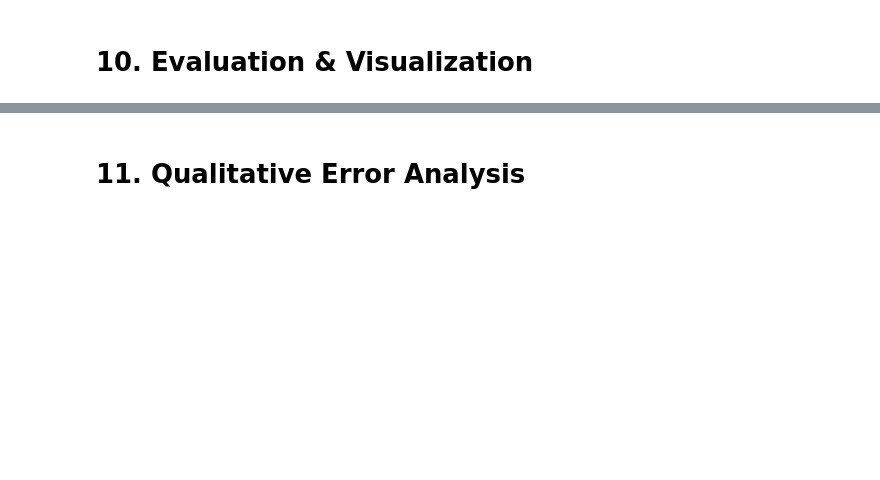
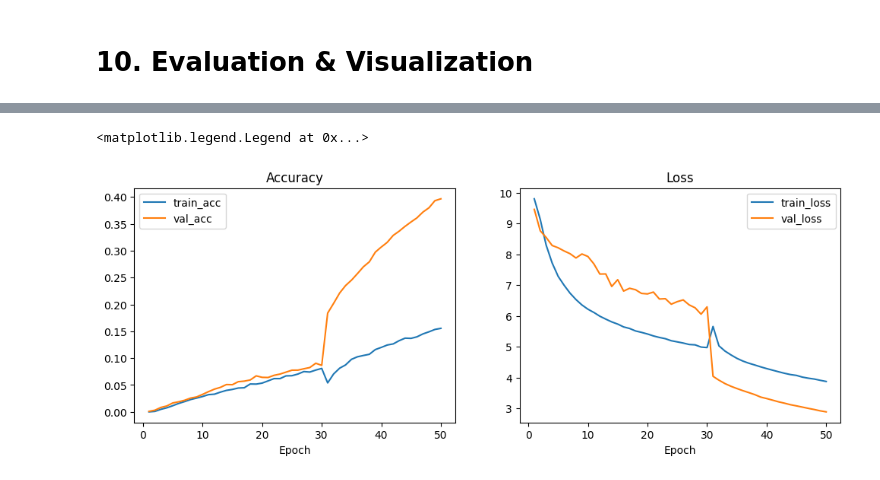
Before and after one commit to cs-amy/project-codebase, a Jupyter notebook: notebooks/Word_classifier.ipynb, the cells around one changed output, grey strips where cells are left out. Cells and saved outputs as stored; diff of their text form; code cells hidden in the pictures; blank space fills up the shorter version.

Commit message:
Run accuracy tests

```diff
--- a/notebooks/Word_classifier.ipynb
+++ b/notebooks/Word_classifier.ipynb
@@ -290,6 +292,6 @@ show_examples(test_ds, "Test")
 # %% [markdown]
 # **5. Load & Freeze the Single-Char Model**
 # %%
-base_model = tf.keras.models.load_model(f"{BASE_PATH}/char_cnn_ckpt_best.keras")
+base_model = models.load_model(f"{BASE_PATH}/char_cnn_ckpt_best.keras")
 base_model.trainable = False # freeze weights initially
 print("Base model frozen — params:", base_model.count_params())
@@ -414,3 +565,16 @@ history = model.fit(
+# %%
+def merge_histories(h1: tf.keras.callbacks.History, h2: tf.keras.callbacks.History) -> tf.keras.callbacks.History:
+    merged = tf.keras.callbacks.History()
+    merged.history = {}
+    # assume both histories tracked the same keys
+    for k in h1.history.keys():
+        vals1 = h1.history[k]
+        vals2 = h2.history.get(k, [])
+        merged.history[k] = vals1 + vals2
+    return merged
+
+# Merge both training histories
+combined_history = merge_histories(history, history_unf)
 # %% [markdown]
 # **10. Evaluation & Visualization**
 # %%
@@ -420,46 +584,23 @@ model.load_weights(CKPT_DIR)
 test_loss, test_acc = model.evaluate(test_ds)
 print(f"Test accuracy: {test_acc:.4f}")
 
-# Gather all ground-truths and predictions
-y_true = []
-y_pred = []
-for batch_x, batch_y in test_ds:
-  preds = model.predict(batch_x)
-  y_pred.extend(np.argmax(preds, axis=1))
-  y_true.extend(np.argmax(batch_y.numpy(), axis=1))
-print(classification_report(y_true, y_pred, target_names=class_names))
-
-cm = confusion_matrix(y_true, y_pred)
-
-# Plot confusion matrix
-plt.figure(figsize=(10, 10))
-plt.imshow(cm, interpolation='nearest', cmap=plt.cm.Blues)
-plt.title("Confusion Matrix")
-plt.colorbar()
-tick_marks = np.arange(len(class_names))
-plt.xticks(tick_marks, class_names, rotation=90)
-plt.yticks(tick_marks, class_names)
-plt.xlabel('Predicted')
-plt.ylabel('True')
-plt.tight_layout()
-plt.show()
-
 # Training curves
-epochs = range(1, len(history.history['loss']) + 1)
+epochs = range(1, len(combined_history.history['loss']) + 1)
 plt.figure(figsize=(12, 4))
 
-# Accuracy
+# Accuracy - frozen base model
 plt.subplot(1, 2, 1)
-plt.plot(epochs, history.history['accuracy'],    label='train_acc')
-plt.plot(epochs, history.history['val_accuracy'],label='val_acc')
+plt.plot(epochs, combined_history.history['accuracy'],    label='train_acc')
+plt.plot(epochs, combined_history.history['val_accuracy'],label='val_acc')
 plt.title('Accuracy')
 plt.xlabel('Epoch')
 plt.legend()
 
 # Loss
 plt.subplot(1, 2, 2)
-plt.plot(epochs, history.history['loss'],    label='train_loss')
-plt.plot(epochs, history.history['val_loss'],label='val_loss')
+plt.plot(epochs, combined_history.history['loss'],    label='train_loss')
+plt.plot(epochs, combined_history.history['val_loss'],label='val_loss')
 plt.title('Loss')
 plt.xlabel('Epoch')
 plt.legend()
+# %% [output]
@@ -466,2 +609,2 @@ plt.legend()
+<matplotlib.legend.Legend at 0x...>
+[figure, added]
-# %% [markdown]
-# **11. Qualitative Error Analysis**
```
Also changed, not shown: parts of 15 cells of this notebook.
